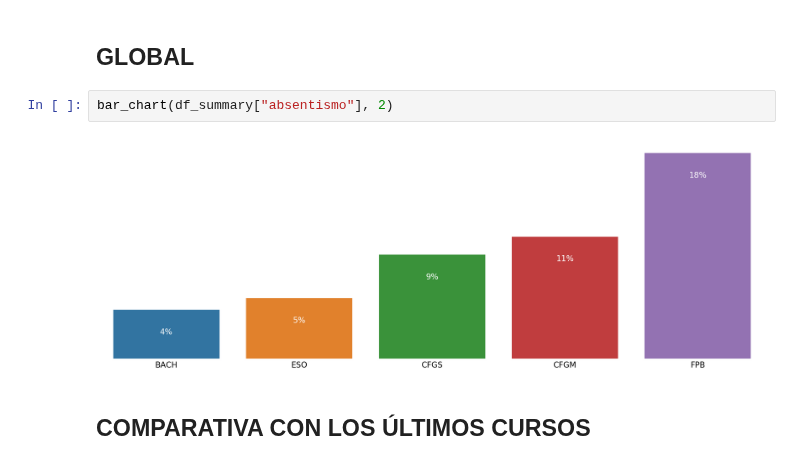
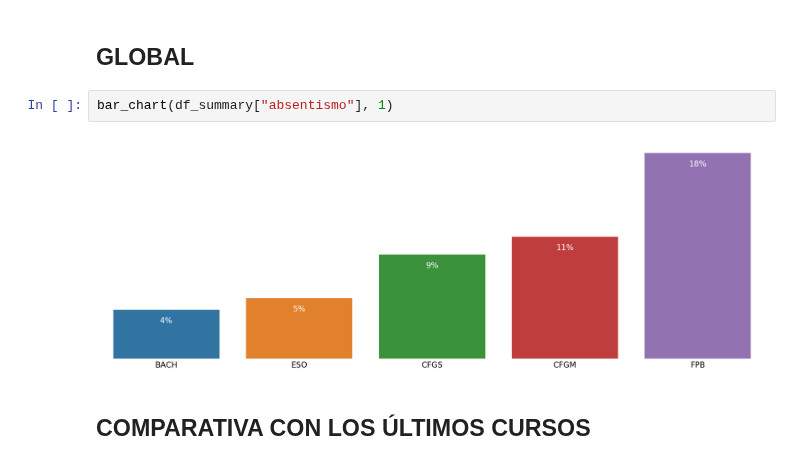
Before and after one commit to iespuertodelacruz/analitica, a Jupyter notebook: C1718/E2.ipynb, the cells around one changed output. Cells and saved outputs as stored; diff of their text form.

```diff
--- a/C1718/E2.ipynb
+++ b/C1718/E2.ipynb
@@ -360,9 +360,9 @@ bar_chart(df_CFGS["absentismo"], 1)
 # %% [markdown]
 ## GLOBAL
 # %%
-bar_chart(df_summary["absentismo"], 2)
+bar_chart(df_summary["absentismo"], 1)
 # %% [output]
-[figure, old version]
+[figure, new version]
 # %% [markdown]
 ## COMPARATIVA CON LOS ÚLTIMOS CURSOS
 # %%
```
Also changed, not shown: parts of 3 cells of this notebook.
